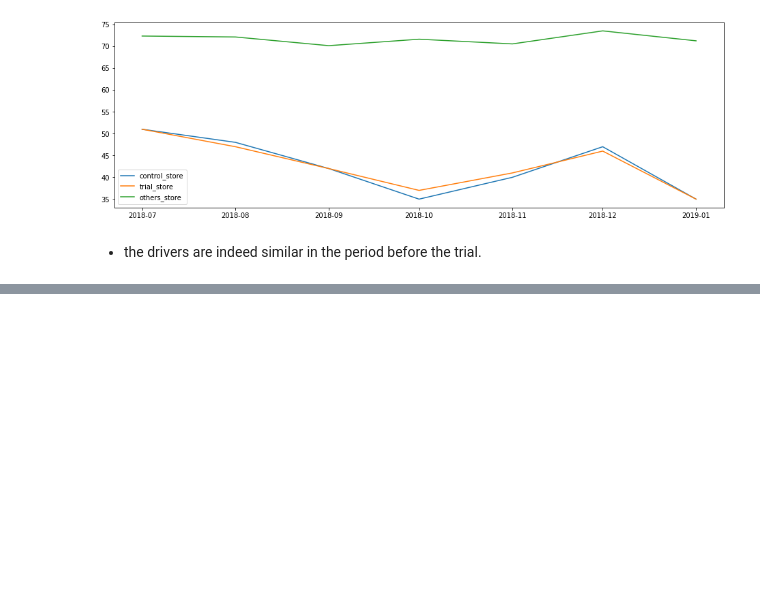
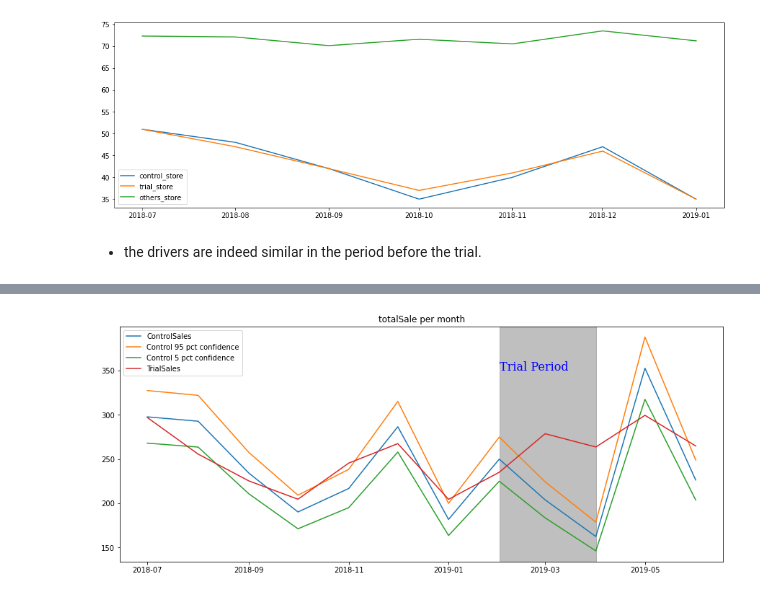
Before and after one commit to nyinyibo-ui/QuantiumProject-Forage-, a Jupyter notebook: task2.ipynb, the cells around one changed output, grey strips where cells are left out. Drawn from its saved outputs; the diff is of its cells as text; code cells hidden in the pictures; blank space fills up the shorter version.

```diff
--- a/task2.ipynb
+++ b/task2.ipynb
@@ -644,0 +747,7 @@ indeed similar in the period before the trial.
+# %%
+#### As our null hypothesis is that the trial period is the same as the pre-trial
+#### period, let's take the standard deviation based on the scaled percentage difference
+#### in the pre-trial period
+
+stDev=stdev(percentageDiff.loc[percentageDiff["YEARMONTH"]<201902,"pct_diff"])
+stDev
@@ -644,0 +786,4 @@ indeed similar in the period before the trial.
+# %%
+## CREATE A NEW COLUMN TransactionMonth
+scaledControlSales["TransactionMonth"]=pd.to_datetime(scaledControlSales["YEARMONTH"],format="%Y%m",infer_datetime_format="%Y-%m")
+scaledControlSales
@@ -644,0 +804,3 @@ indeed similar in the period before the trial.
+# %%
+control_sales=scaledControlSales[["TransactionMonth","ControlSales"]]
+control_sales
@@ -644,0 +821,11 @@ indeed similar in the period before the trial.
+# %%
+## It's about time to visaulise
+## but we need to prepare for proper dataframe
+control_sales["Control 95 pct confidence"]=control_sales["ControlSales"]*(1+stDev*2)
+control_sales["Control 5 pct confidence"]=control_sales["ControlSales"]*(1-stDev*2)
+control_sales.reset_index(drop=True,inplace=True)
+
+
+control_sales["TrialSales"]=trial_sales["totSales"]
+trialAssessment=control_sales.set_index("TransactionMonth")
+trialAssessment
@@ -644,0 +847,21 @@ indeed similar in the period before the trial.
+# %%
+#visualise
+fig=plt.figure(figsize=(15,6))
+
+plt.plot(trialAssessment)
+plt.legend(trialAssessment.columns)
+
+#create region to visualize trial period
+plt.axvspan(xmin="2019-02-01",xmax="2019-04-01",color="grey",alpha=0.5)
+fontdict = {'family': 'serif',
+        'color':  'blue',
+        'weight': 'normal',
+        'size': 16,
+        }
+plt.text(x="2019-02-01",y=350,s="Trial Period",fontdict=fontdict)
+
+plt.title("totalSale per month")
+
+plt.show()
+# %% [output]
+[figure, added]
```
Also changed, not shown: parts of 33 cells of this notebook.
